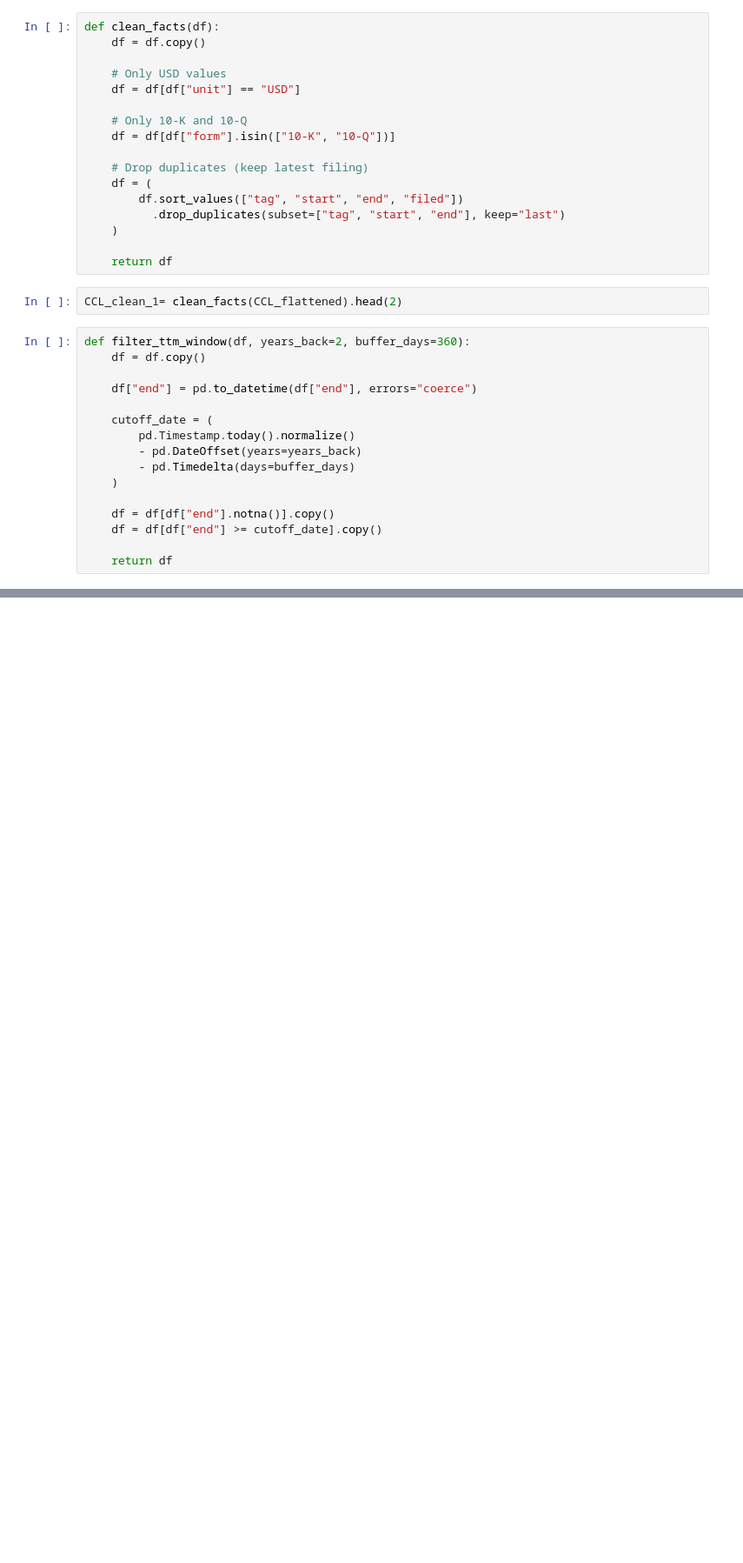
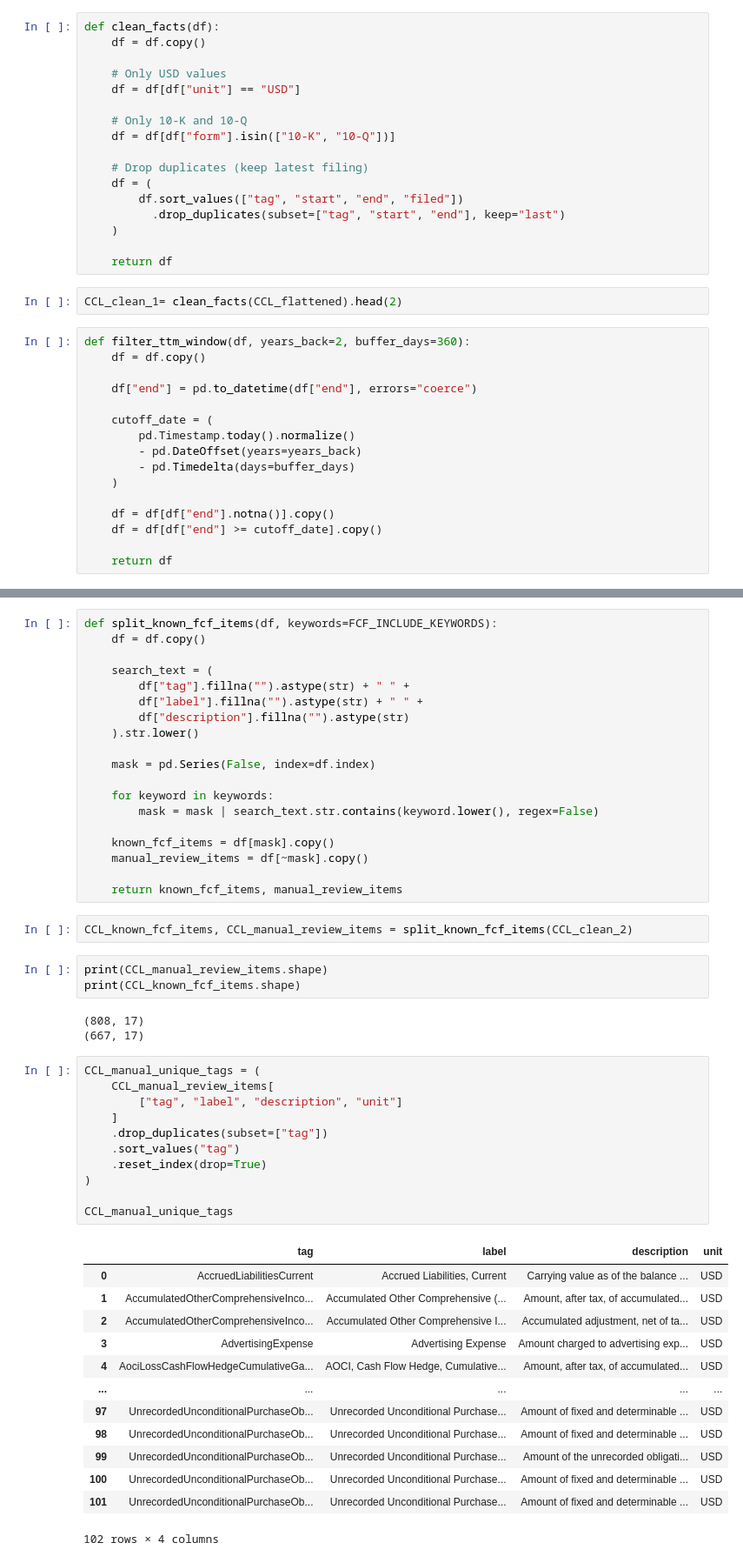
Before and after one commit to Nicholas-Sanso/Indicators, a Jupyter notebook: FCFE_FCFF_automated_manualSorting.ipynb, the cells around one changed output, grey strips where cells are left out. Shown at 87% size. Saved outputs shown, nothing was run; the diff lists cells and outputs as text; blank space fills up the shorter version.

```diff
--- a/FCFE_FCFF_automated_manualSorting.ipynb
+++ b/FCFE_FCFF_automated_manualSorting.ipynb
@@ -153,0 +173,52 @@ print(CCL_clean_2.shape)
+# %%
+def split_known_fcf_items(df, keywords=FCF_INCLUDE_KEYWORDS):
+    df = df.copy()
+
+    search_text = (
+        df["tag"].fillna("").astype(str) + " " +
+        df["label"].fillna("").astype(str) + " " +
+        df["description"].fillna("").astype(str)
+    ).str.lower()
+
+    mask = pd.Series(False, index=df.index)
+
+    for keyword in keywords:
+        mask = mask | search_text.str.contains(keyword.lower(), regex=False)
+
+    known_fcf_items = df[mask].copy()
+    manual_review_items = df[~mask].copy()
+
+    return known_fcf_items, manual_review_items
+# %%
+CCL_known_fcf_items, CCL_manual_review_items = split_known_fcf_items(CCL_clean_2)
+# %%
+print(CCL_manual_review_items.shape)
+print(CCL_known_fcf_items.shape)
+# %% [output]
+(808, 17)
+(667, 17)
+# %%
+CCL_manual_unique_tags = (
+    CCL_manual_review_items[
+        ["tag", "label", "description", "unit"]
+    ]
+    .drop_duplicates(subset=["tag"])
+    .sort_values("tag")
+    .reset_index(drop=True)
+)
+
+CCL_manual_unique_tags
+# %% [output]
+|  | tag | label | description | unit |
+| 0 | AccruedLiabilitiesCurrent | Accrued Liabilities, Current | Carrying value as of the balance ... | USD |
+| 1 | AccumulatedOtherComprehensiveInco... | Accumulated Other Comprehensive (... | Amount, after tax, of accumulated... | USD |
+| 2 | AccumulatedOtherComprehensiveInco... | Accumulated Other Comprehensive I... | Accumulated adjustment, net of ta... | USD |
+| 3 | AdvertisingExpense | Advertising Expense | Amount charged to advertising exp... | USD |
+| 4 | AociLossCashFlowHedgeCumulativeGa... | AOCI, Cash Flow Hedge, Cumulative... | Amount, after tax, of accumulated... | USD |
+| ... | ... | ... | ... | ... |
+| 97 | UnrecordedUnconditionalPurchaseOb... | Unrecorded Unconditional Purchase... | Amount of fixed and determinable ... | USD |
+| 98 | UnrecordedUnconditionalPurchaseOb... | Unrecorded Unconditional Purchase... | Amount of fixed and determinable ... | USD |
+| 99 | UnrecordedUnconditionalPurchaseOb... | Unrecorded Unconditional Purchase... | Amount of the unrecorded obligati... | USD |
+| 100 | UnrecordedUnconditionalPurchaseOb... | Unrecorded Unconditional Purchase... | Amount of fixed and determinable ... | USD |
+| 101 | UnrecordedUnconditionalPurchaseOb... | Unrecorded Unconditional Purchase... | Amount of fixed and determinable ... | USD |
+102 rows × 4 columns
```
Also changed, not shown: parts of 5 cells of this notebook.
